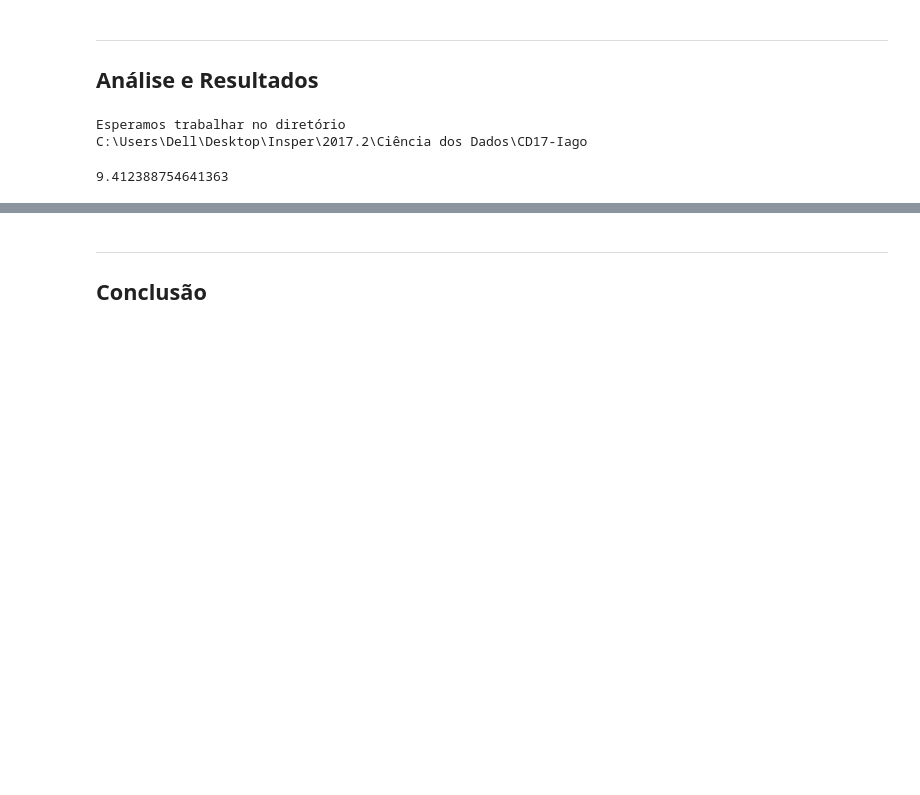
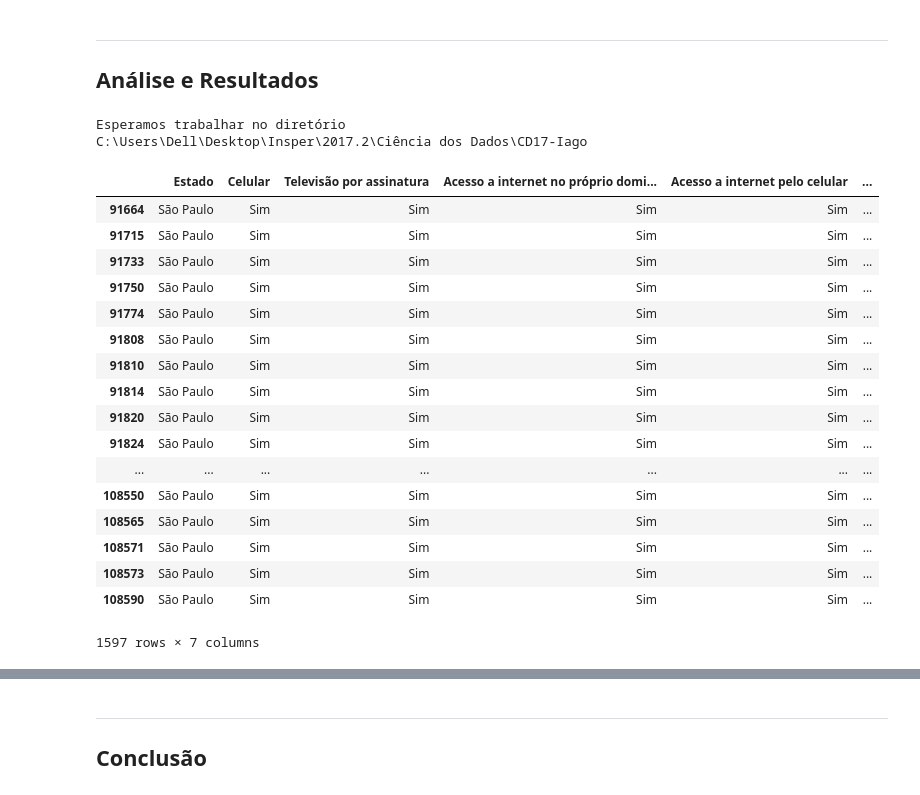
Before and after one commit to IagoMendes/CD17-Iago, a Jupyter notebook: Projeto1 Layout.ipynb, the cells around one changed output, grey strips where cells are left out. Drawn from its saved outputs; the diff is of its cells as text; code cells hidden in the pictures; blank space fills up the shorter version.

```diff
--- a/Projeto1 Layout.ipynb
+++ b/Projeto1 Layout.ipynb
@@ -52,37 +54,52 @@ dados_2013 = dados_2013.loc[(dados_2013.UF == 35) &\
 
 dados_2013.UF = dados_2013.UF.astype('category')
 dados_2013.UF.cat.categories = {"São Paulo"}
 dados_2013.V0220  = dados_2013.V0220.astype('category')
 dados_2013.V0220.cat.categories = {"Sim"}
 dados_2013.V02272 = dados_2013.V02272.astype('category')
 dados_2013.V02272.cat.categories = {"Sim"}
 dados_2013.V02322 = dados_2013.V02322.astype('category')
 dados_2013.V02322.cat.categories = {"Sim"}
 dados_2013.V02324 = dados_2013.V02324.astype('category')
 dados_2013.V02324.cat.categories = {"Sim"}
 dados_2013.V02424 = dados_2013.V02424.astype('category')
 dados_2013.V02424.cat.categories = {"Sim"}
 dados_2013.V02426 = dados_2013.V02426.astype('category')
 dados_2013.V02426.cat.categories = {"Sim"}
 
 
 dados_2013 = dados_2013.rename(columns={"UF":"Estado",\
                                         "V0220":"Celular",\
                                         "V02272":"Televisão por assinatura",\
                                         "V02322":"Acesso a internet no próprio domicílio",\
                                         "V02324":"Acesso a internet pelo celular",\
                                         "V02424":"Acesso a internet por 3g ou 4g",\
                                         "V02426":"Acesso por banda larga"})
 
 
 
 dados_2013.to_csv("dados_2013menor.csv")
 #dados_2013_35 = 16967
-#dados_2013
-porcentagem = 1597/16967
-print(porcentagem*100)
+dados_2013
 # %% [output]
+|  | Estado | Celular | Televisão por assinatura | Acesso a internet no próprio domi... | Acesso a internet pelo celular | ... |
+| 91664 | São Paulo | Sim | Sim | Sim | Sim | ... |
+| 91715 | São Paulo | Sim | Sim | Sim | Sim | ... |
+| 91733 | São Paulo | Sim | Sim | Sim | Sim | ... |
+| 91750 | São Paulo | Sim | Sim | Sim | Sim | ... |
+| 91774 | São Paulo | Sim | Sim | Sim | Sim | ... |
+| 91808 | São Paulo | Sim | Sim | Sim | Sim | ... |
+| 91810 | São Paulo | Sim | Sim | Sim | Sim | ... |
+| 91814 | São Paulo | Sim | Sim | Sim | Sim | ... |
+| 91820 | São Paulo | Sim | Sim | Sim | Sim | ... |
+| 91824 | São Paulo | Sim | Sim | Sim | Sim | ... |
+| ... | ... | ... | ... | ... | ... | ... |
+| 108550 | São Paulo | Sim | Sim | Sim | Sim | ... |
+| 108565 | São Paulo | Sim | Sim | Sim | Sim | ... |
+| 108571 | São Paulo | Sim | Sim | Sim | Sim | ... |
+| 108573 | São Paulo | Sim | Sim | Sim | Sim | ... |
+| 108590 | São Paulo | Sim | Sim | Sim | Sim | ... |
-9.412388754641363
+1597 rows × 7 columns
 # %%
 #DADOS DE 2014
 dados_2014 = pd.read_csv('DOM2014.csv',sep=',')
```
Also changed, not shown: parts of 3 cells of this notebook.
